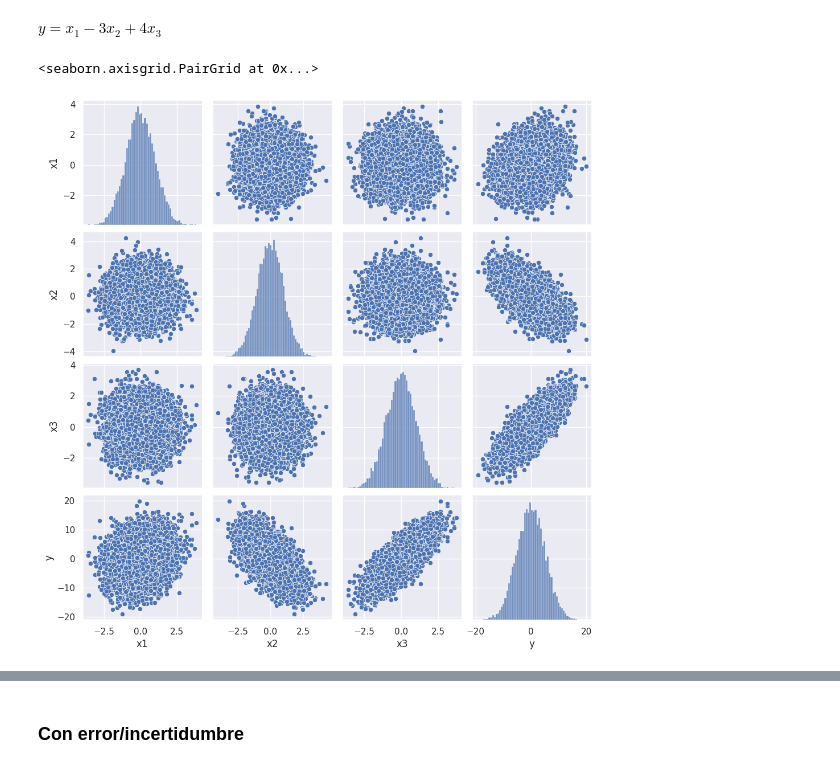
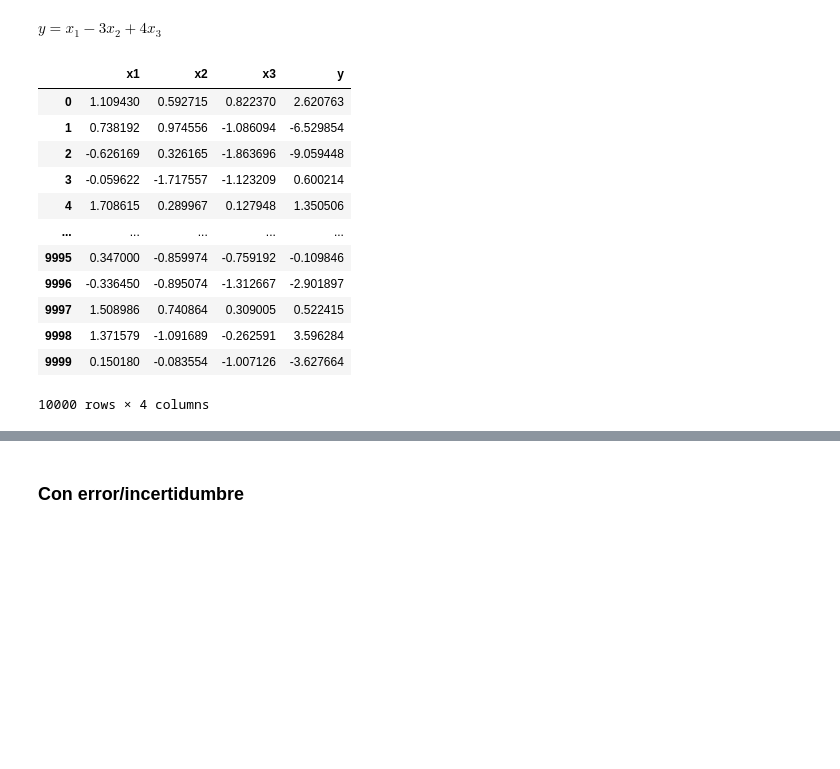
Before and after one commit to sonder-art/automl_p24, a Jupyter notebook: codigo/intro_ml/03_adivinemos_f.ipynb, the cells around one changed output, grey strips where cells are left out. Drawn from its saved outputs; the diff is of its cells as text; code cells hidden in the pictures; blank space fills up the shorter version.

```diff
--- a/codigo/intro_ml/03_adivinemos_f.ipynb
+++ b/codigo/intro_ml/03_adivinemos_f.ipynb
@@ -104,8 +148,19 @@ Y = np.matmul(X,np.array([1,-3,4]))
 
 df = pd.DataFrame(data=X, columns=['x1','x2','x3'])
 df['y'] = Y
-
-sns.pairplot(df)
-# %% [output]
-<seaborn.axisgrid.PairGrid at 0x...>
-[figure, removed]
+# %%
+df
+# %% [output]
+|  | x1 | x2 | x3 | y |
+| 0 | 1.109430 | 0.592715 | 0.822370 | 2.620763 |
+| 1 | 0.738192 | 0.974556 | -1.086094 | -6.529854 |
+| 2 | -0.626169 | 0.326165 | -1.863696 | -9.059448 |
+| 3 | -0.059622 | -1.717557 | -1.123209 | 0.600214 |
+| 4 | 1.708615 | 0.289967 | 0.127948 | 1.350506 |
+| ... | ... | ... | ... | ... |
+| 9995 | 0.347000 | -0.859974 | -0.759192 | -0.109846 |
+| 9996 | -0.336450 | -0.895074 | -1.312667 | -2.901897 |
+| 9997 | 1.508986 | 0.740864 | 0.309005 | 0.522415 |
+| 9998 | 1.371579 | -1.091689 | -0.262591 | 3.596284 |
+| 9999 | 0.150180 | -0.083554 | -1.007126 | -3.627664 |
+10000 rows × 4 columns
```
Also changed, not shown: parts of 9 cells of this notebook.
